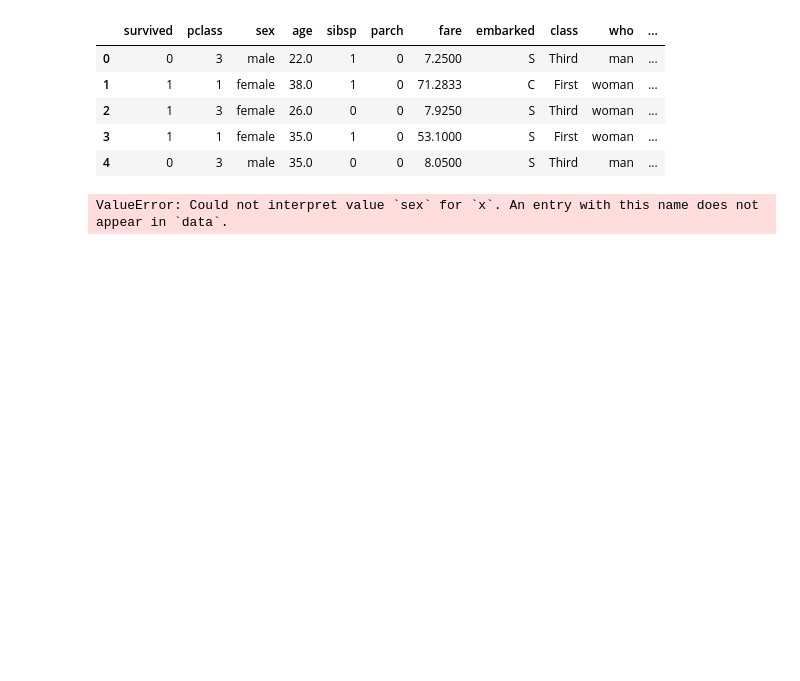
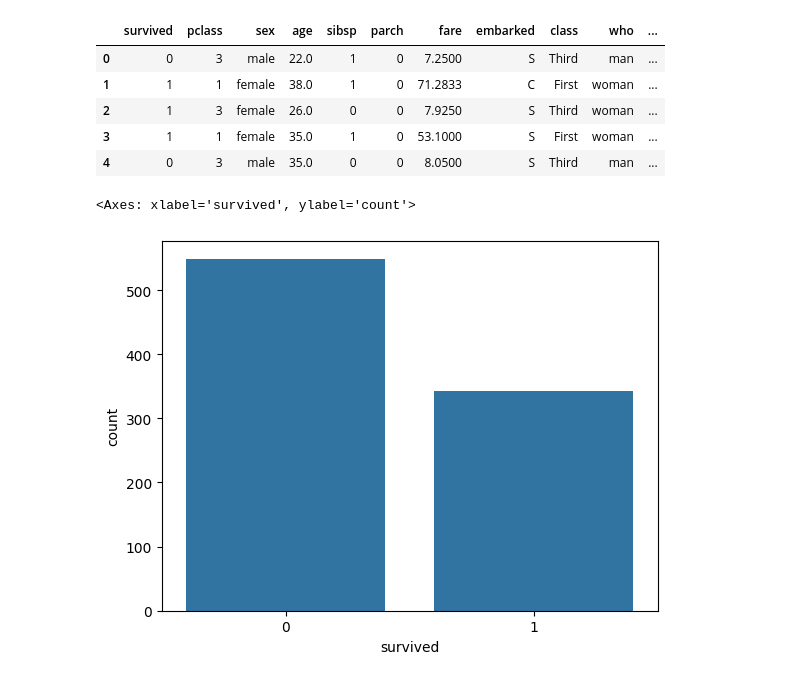
Before and after one commit to Bikash61/Daily-task, a Jupyter notebook: 05 DATA VISULIZATION/univariate analysis(Categorical).ipynb, the cells around one changed output. Saved outputs shown, nothing was run; the diff lists cells and outputs as text; code cells hidden in the pictures; blank space fills up the shorter version.

```diff
--- a/05 DATA VISULIZATION/univariate analysis(Categorical).ipynb
+++ b/05 DATA VISULIZATION/univariate analysis(Categorical).ipynb
@@ -55,7 +55,8 @@ df2.head()
 | 2 | 1 | 3 | female | 26.0 | 0 | 0 | 7.9250 | S | Third | woman | ... |
 | 3 | 1 | 1 | female | 35.0 | 1 | 0 | 53.1000 | S | First | woman | ... |
 | 4 | 0 | 3 | male | 35.0 | 0 | 0 | 8.0500 | S | Third | man | ... |
-# %%
-sns.countplot(data = df, x = 'sex')
-# %% [output]
-ValueError: Could not interpret value `sex` for `x`. An entry with this name does not appear in `data`.
+# %%
+sns.countplot(data = df2, x = 'survived')
+# %% [output]
+<Axes: xlabel='survived', ylabel='count'>
+[figure, added]
```
Also changed, not shown: parts of 6 cells of this notebook.
